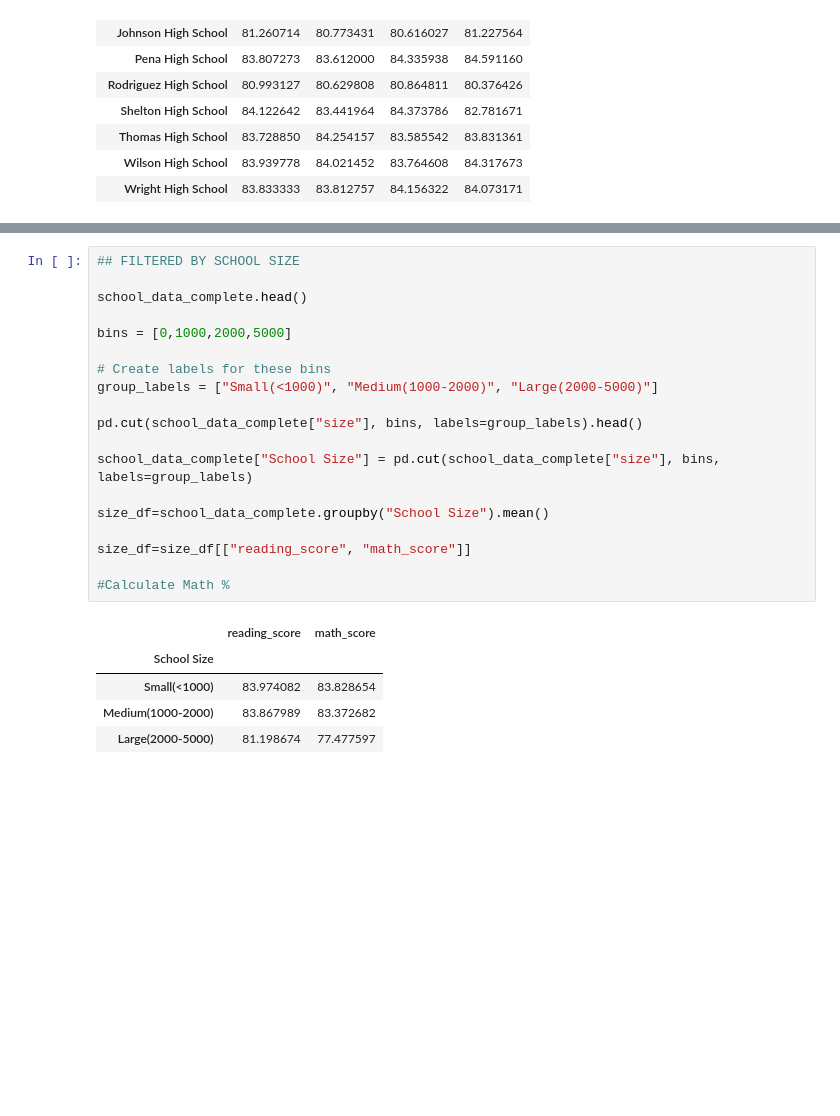
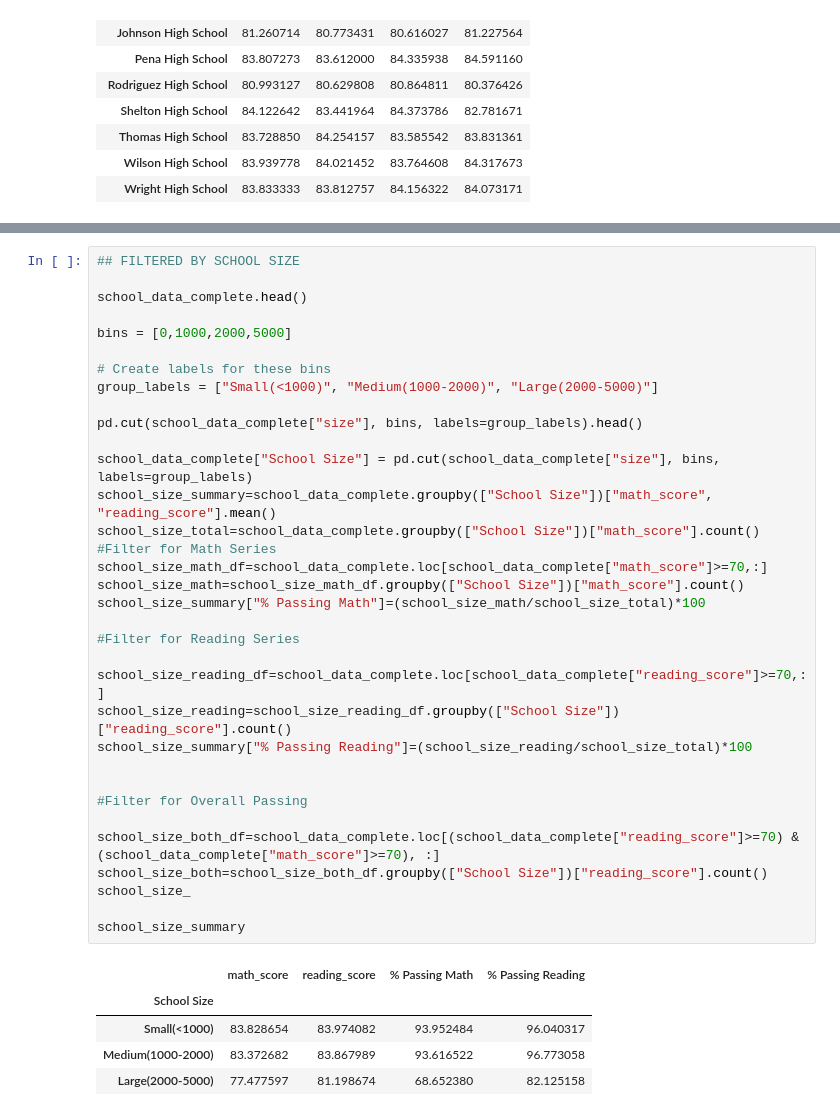
Before and after one commit to akarpie96/pandas-challenge, a Jupyter notebook: PyCitySchools.ipynb, the cells around one changed output, grey strips where cells are left out. Drawn from its saved outputs; the diff is of its cells as text; blank space fills up the shorter version.

```diff
--- a/PyCitySchools.ipynb
+++ b/PyCitySchools.ipynb
@@ -327,28 +325,43 @@ spending_df
 # %%
 ## FILTERED BY SCHOOL SIZE
 
 school_data_complete.head()
 
 bins = [0,1000,2000,5000]
 
 # Create labels for these bins
 group_labels = ["Small(<1000)", "Medium(1000-2000)", "Large(2000-5000)"]
 
 pd.cut(school_data_complete["size"], bins, labels=group_labels).head()
 
 school_data_complete["School Size"] = pd.cut(school_data_complete["size"], bins, labels=group_labels)
+school_size_summary=school_data_complete.groupby(["School Size"])["math_score", "reading_score"].mean()
+school_size_total=school_data_complete.groupby(["School Size"])["math_score"].count()
+#Filter for Math Series
+school_size_math_df=school_data_complete.loc[school_data_complete["math_score"]>=70,:]
+school_size_math=school_size_math_df.groupby(["School Size"])["math_score"].count()
+school_size_summary["% Passing Math"]=(school_size_math/school_size_total)*100
 
-size_df=school_data_complete.groupby("School Size").mean()
+#Filter for Reading Series
 
-size_df=size_df[["reading_score", "math_score"]]
+school_size_reading_df=school_data_complete.loc[school_data_complete["reading_score"]>=70,:]
+school_size_reading=school_size_reading_df.groupby(["School Size"])["reading_score"].count()
+school_size_summary["% Passing Reading"]=(school_size_reading/school_size_total)*100
 
-#Calculate Math %
+
+#Filter for Overall Passing
+
+school_size_both_df=school_data_complete.loc[(school_data_complete["reading_score"]>=70) & (school_data_complete["math_score"]>=70), :]
+school_size_both=school_size_both_df.groupby(["School Size"])["reading_score"].count()
+school_size_
+
+school_size_summary
 # %% [output]
-|  | reading_score | math_score |
-| School Size |  |  |
-| Small(<1000) | 83.974082 | 83.828654 |
-| Medium(1000-2000) | 83.867989 | 83.372682 |
-| Large(2000-5000) | 81.198674 | 77.477597 |
+|  | math_score | reading_score | % Passing Math | % Passing Reading |
+| School Size |  |  |  |  |
+| Small(<1000) | 83.828654 | 83.974082 | 93.952484 | 96.040317 |
+| Medium(1000-2000) | 83.372682 | 83.867989 | 93.616522 | 96.773058 |
+| Large(2000-5000) | 77.477597 | 81.198674 | 68.652380 | 82.125158 |
 # %%
 ### FILTERED BY SCHOOL TYPE
 #Create Summary Data Frame by 'type'
```
Also changed, not shown: parts of 2 cells of this notebook.
